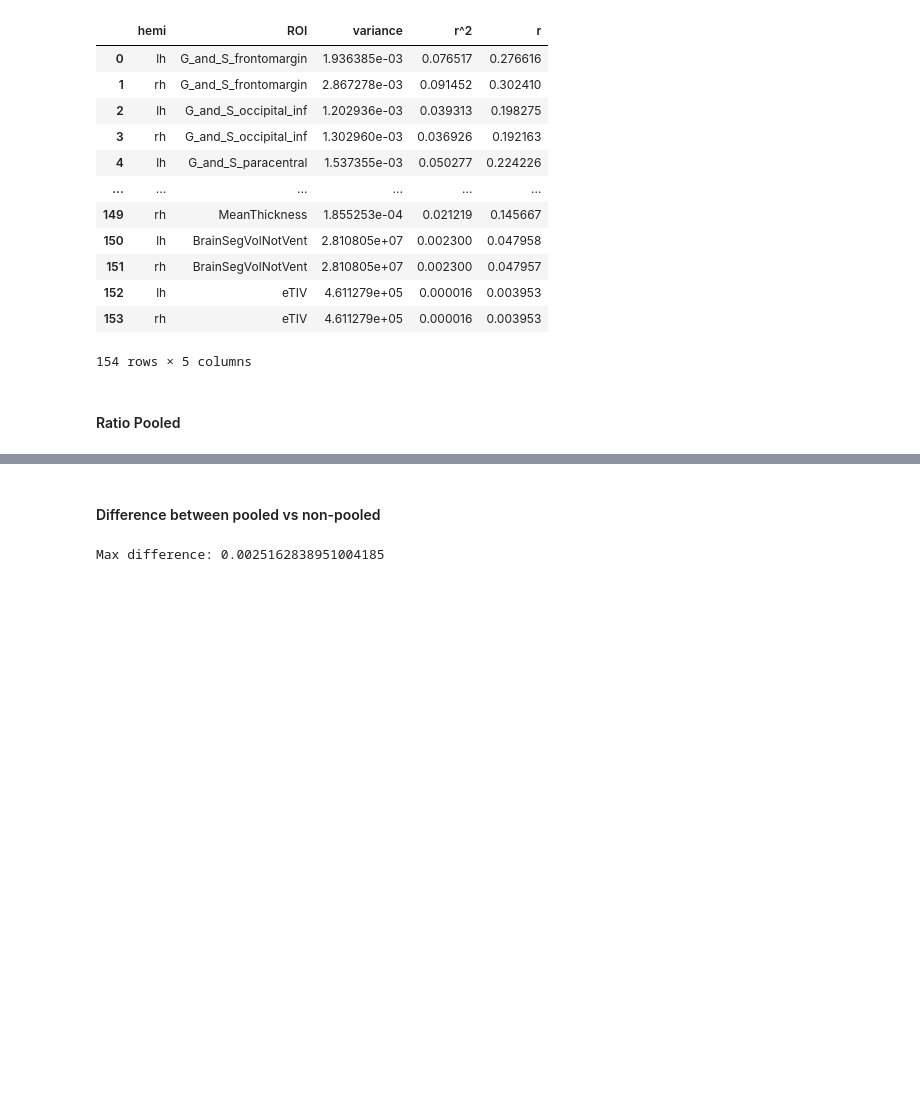
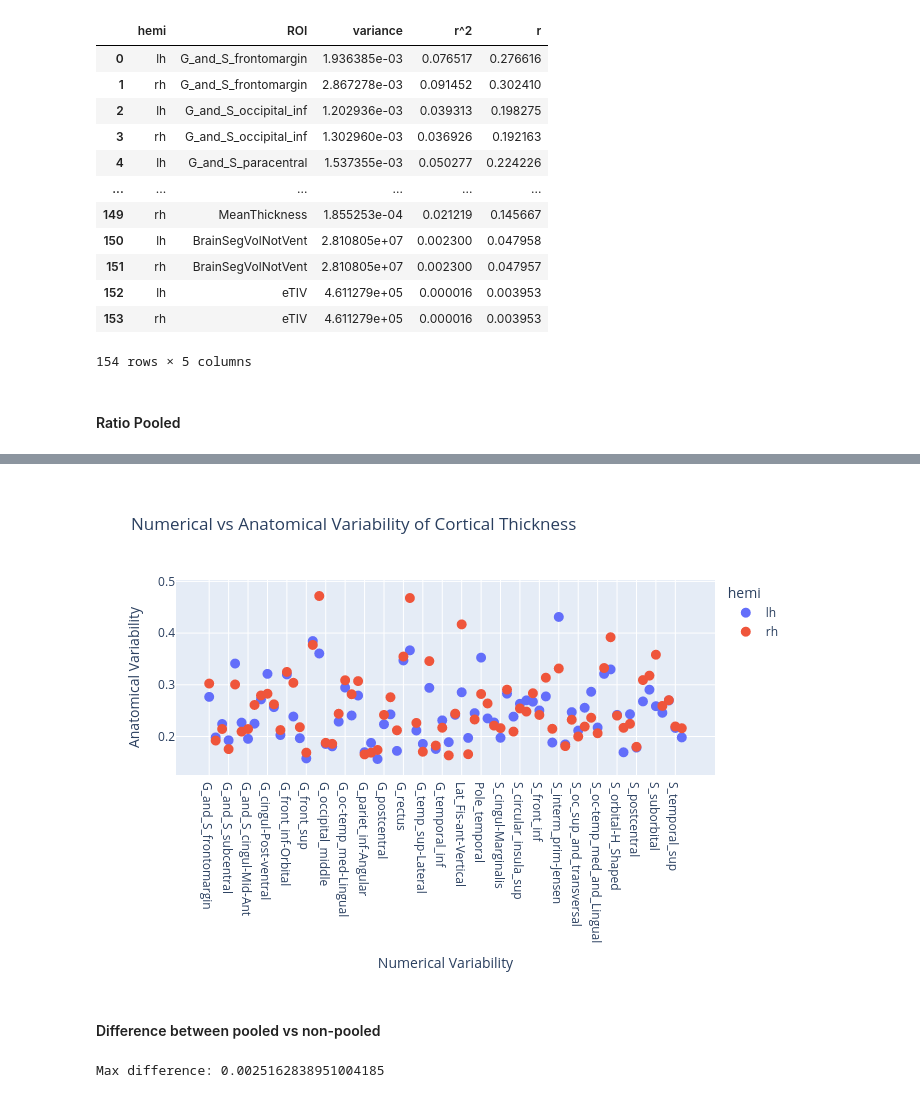
Before and after one commit to yohanchatelain/VIP-python-client, a Jupyter notebook: example/freesurfer-fuzzy/notebooks/stage_I.ipynb, the cells around one changed output, grey strips where cells are left out. Cells and saved outputs as stored; diff of their text form; code cells hidden in the pictures; blank space fills up the shorter version.

```diff
--- a/example/freesurfer-fuzzy/notebooks/stage_I.ipynb
+++ b/example/freesurfer-fuzzy/notebooks/stage_I.ipynb
@@ -270,3 +270,19 @@ r_na_pooled
+# %%
+# filter out the ROIs eTIV and MeanThickness
+r_na = r_na[~r_na.ROI.isin(["eTIV", "MeanThickness", "BrainSegVolNotVent"])]
+
+fig = px.scatter(
+    r_na,
+    x="ROI",
+    y="r",
+    color="hemi",
+    title="Numerical vs Anatomical Variability of Cortical Thickness",
+).update_traces(marker=dict(size=10)).update_layout(
+    xaxis_title="Numerical Variability", yaxis_title="Anatomical Variability"
+)
+print_figure(fig, "thickness_r_na.png")
+# %% [output]
+[figure, added]
 # %% [markdown]
 #### Difference between pooled vs non-pooled
 # %%
```
Also changed, not shown: parts of 12 cells of this notebook, 1 other file.
